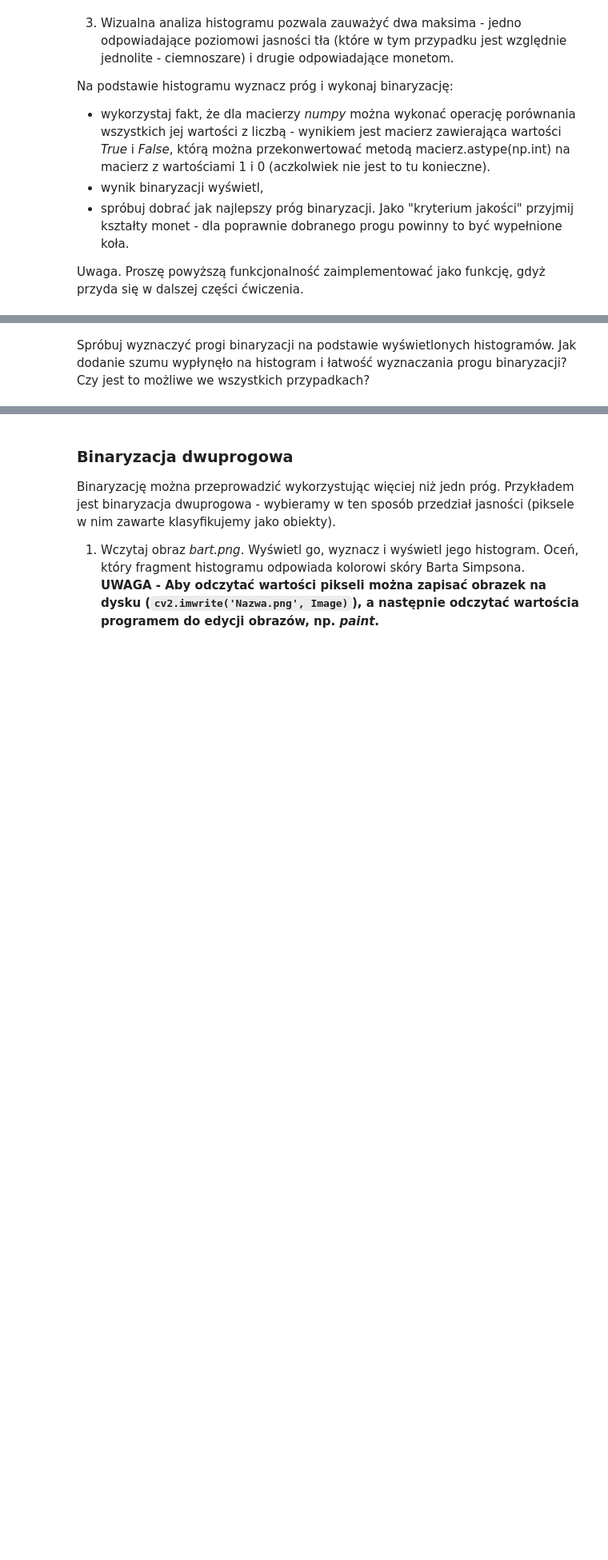
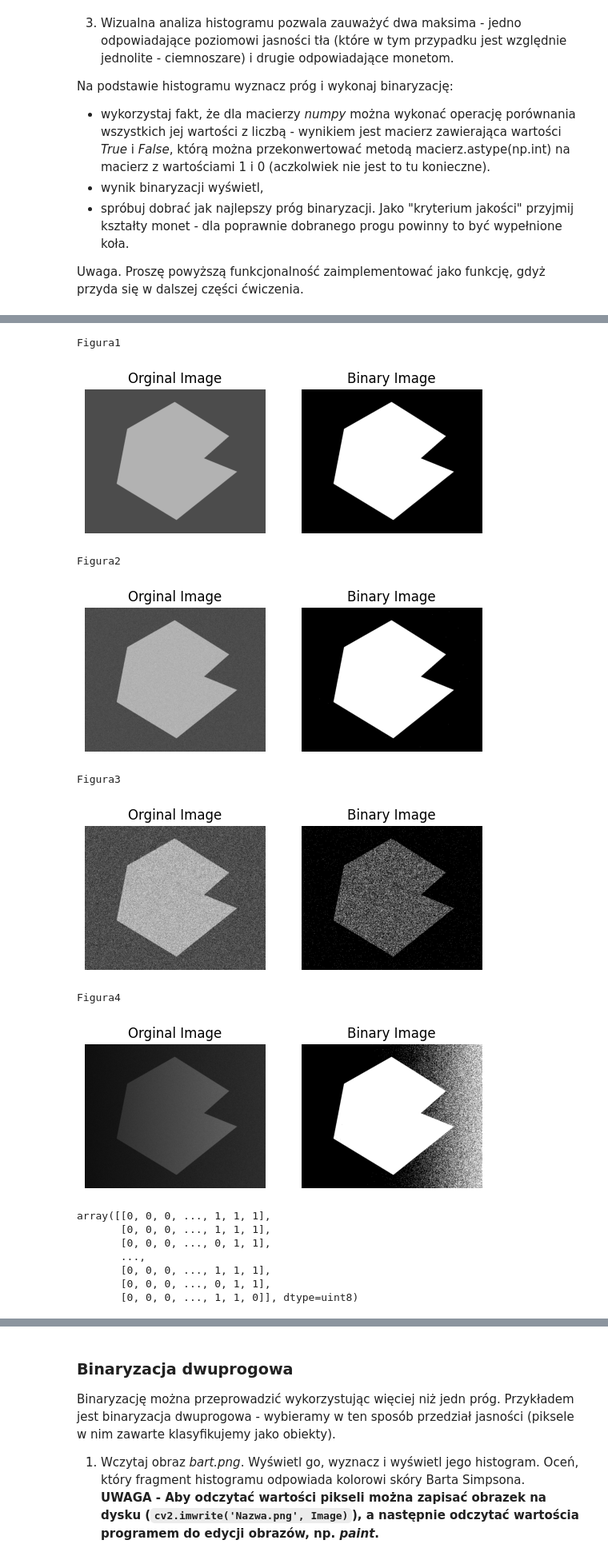
Before and after one commit to arturgesiarz/DigitalImageProcessing-Course, a Jupyter notebook: lab04/04_thresholding.ipynb, the cells around one changed output, grey strips where cells are left out. Shown at 80% size. Saved outputs shown, nothing was run; the diff lists cells and outputs as text; code cells hidden in the pictures; blank space fills up the shorter version.

```diff
--- a/lab04/04_thresholding.ipynb
+++ b/lab04/04_thresholding.ipynb
@@ -69,7 +113,31 @@ Użyj obrazy:
-# %% [markdown]
-Spróbuj wyznaczyć progi binaryzacji na podstawie wyświetlonych histogramów.
-Jak dodanie szumu wypłynęło na histogram i łatwość wyznaczania progu binaryzacji?
-Czy jest to możliwe we wszystkich przypadkach?
+# %%
+print("Figura1")
+binarization(showImgGetHist("figura1.png", False), 120)
+
+print("Figura2")
+binarization(showImgGetHist("figura2.png", False), 120)
+
+print("Figura3")
+binarization(showImgGetHist("figura3.png", False), 200)
+
+print("Figura4")
+binarization(showImgGetHist("figura4.png", False), 40)
+# %% [output]
+Figura1
+[figure, added]
+Figura2
+[figure, added]
+Figura3
+[figure, added]
+Figura4
+[figure, added]
+array([[0, 0, 0, ..., 1, 1, 1],
+       [0, 0, 0, ..., 1, 1, 1],
+       [0, 0, 0, ..., 0, 1, 1],
+       ...,
+       [0, 0, 0, ..., 1, 1, 1],
+       [0, 0, 0, ..., 0, 1, 1],
+       [0, 0, 0, ..., 1, 1, 0]], dtype=uint8)
 # %% [markdown]
 ### Automatyczne wyznaczanie progu binaryzacji
 
```
Also changed, not shown: parts of 18 cells of this notebook.
